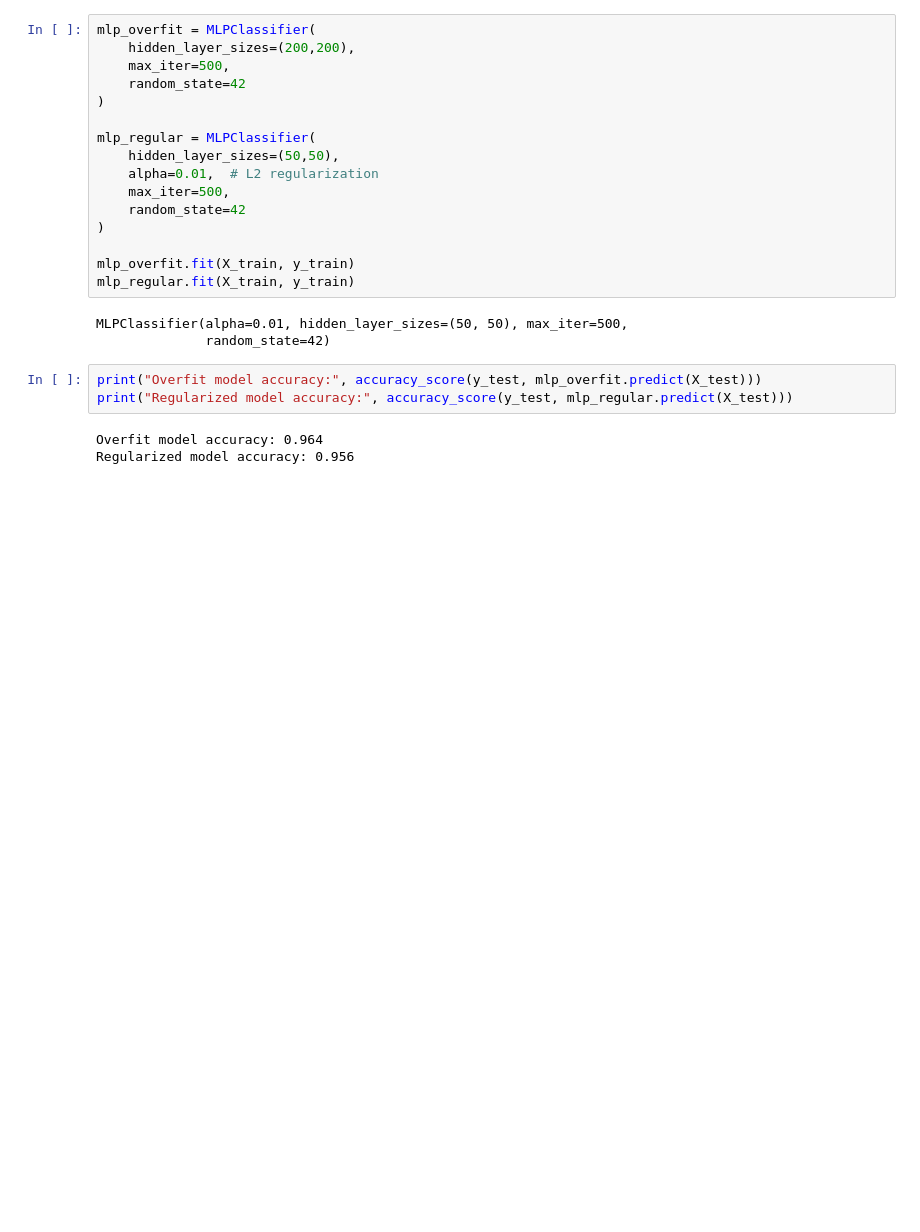
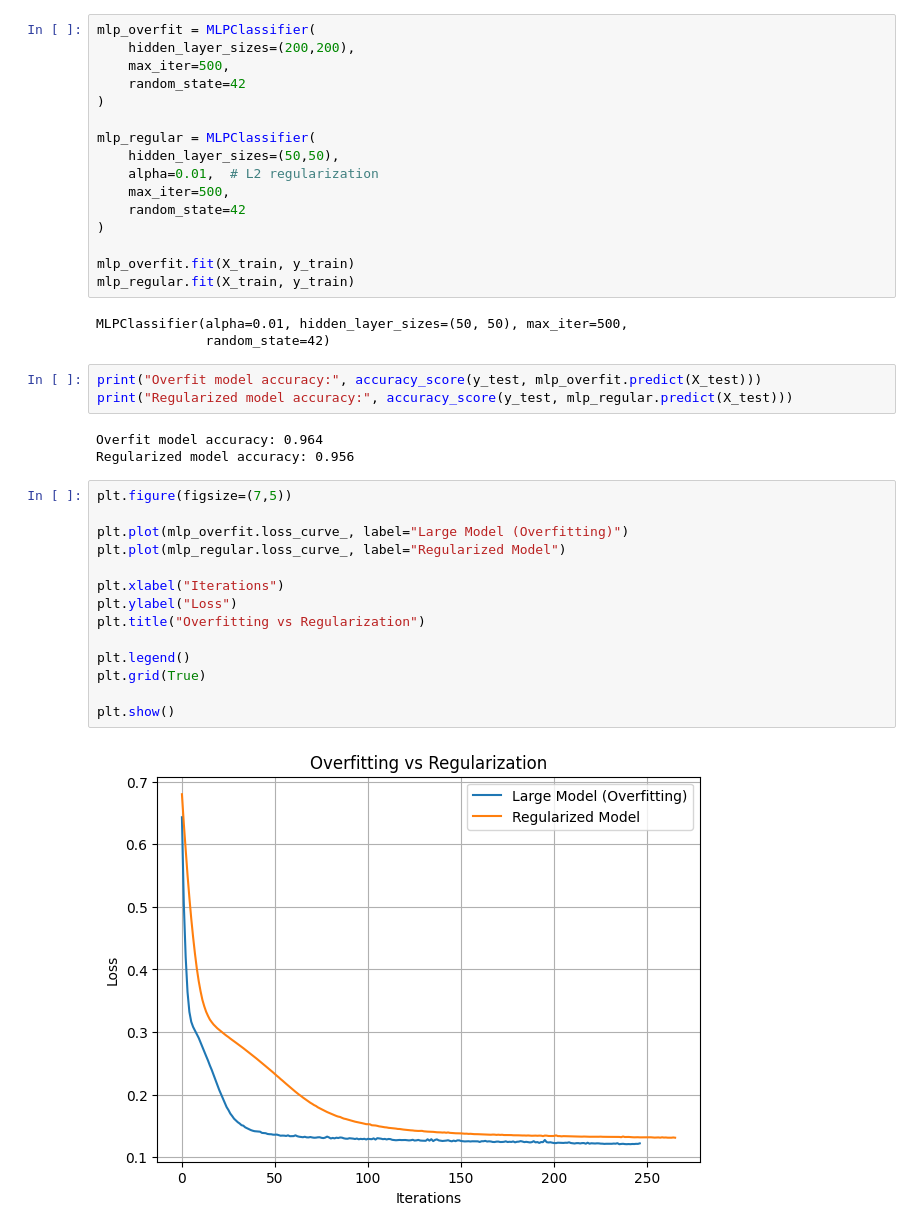
Before and after one commit to architsh007/hands-on-ml-geron, a Jupyter notebook: 10_neural_networks/notebook/03_training_stability_and_regularization.ipynb, the cells around one changed output. Saved outputs shown, nothing was run; the diff lists cells and outputs as text; blank space fills up the shorter version.

```diff
--- a/10_neural_networks/notebook/03_training_stability_and_regularization.ipynb
+++ b/10_neural_networks/notebook/03_training_stability_and_regularization.ipynb
@@ -96,6 +110,22 @@ print("Regularized model accuracy:", accuracy_score(y_test, mlp_regular.predict(
 # %% [output]
 Overfit model accuracy: 0.964
 Regularized model accuracy: 0.956
+# %%
+plt.figure(figsize=(7,5))
+
+plt.plot(mlp_overfit.loss_curve_, label="Large Model (Overfitting)")
+plt.plot(mlp_regular.loss_curve_, label="Regularized Model")
+
+plt.xlabel("Iterations")
+plt.ylabel("Loss")
+plt.title("Overfitting vs Regularization")
+
+plt.legend()
+plt.grid(True)
+
+plt.show()
+# %% [output]
+[figure, added]
 # %% [markdown]
 ## Interpretation
 
```
Also changed, not shown: parts of 4 cells of this notebook, 2 other files.
